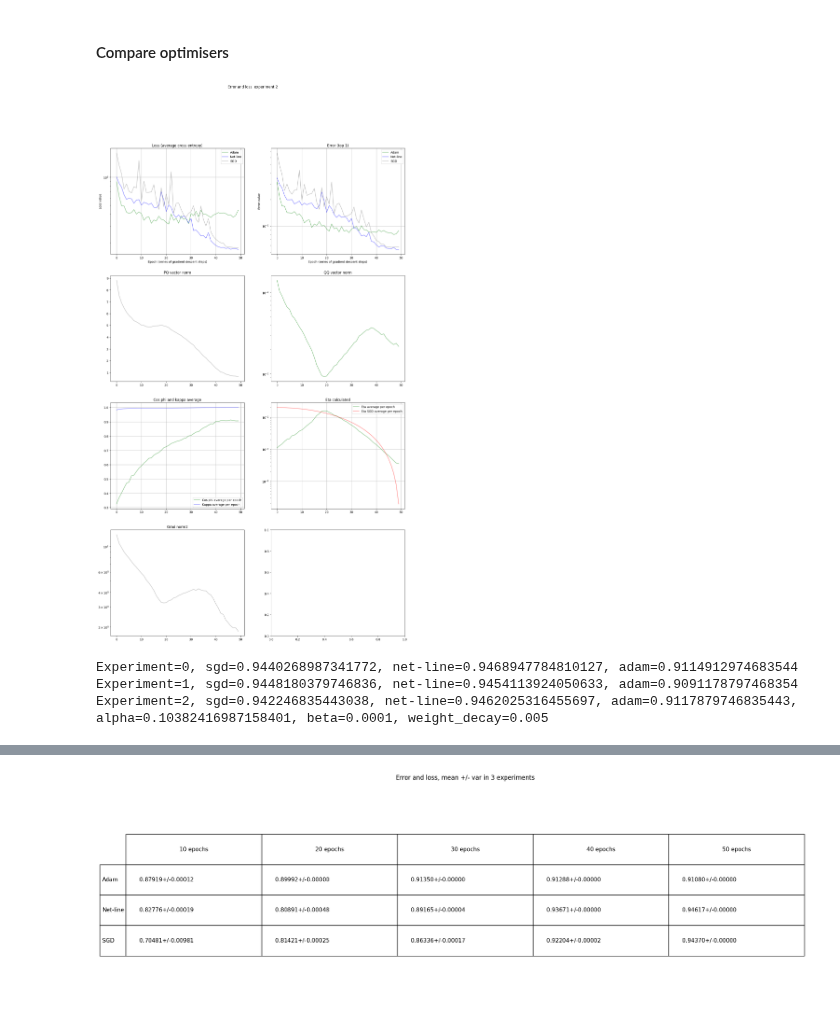
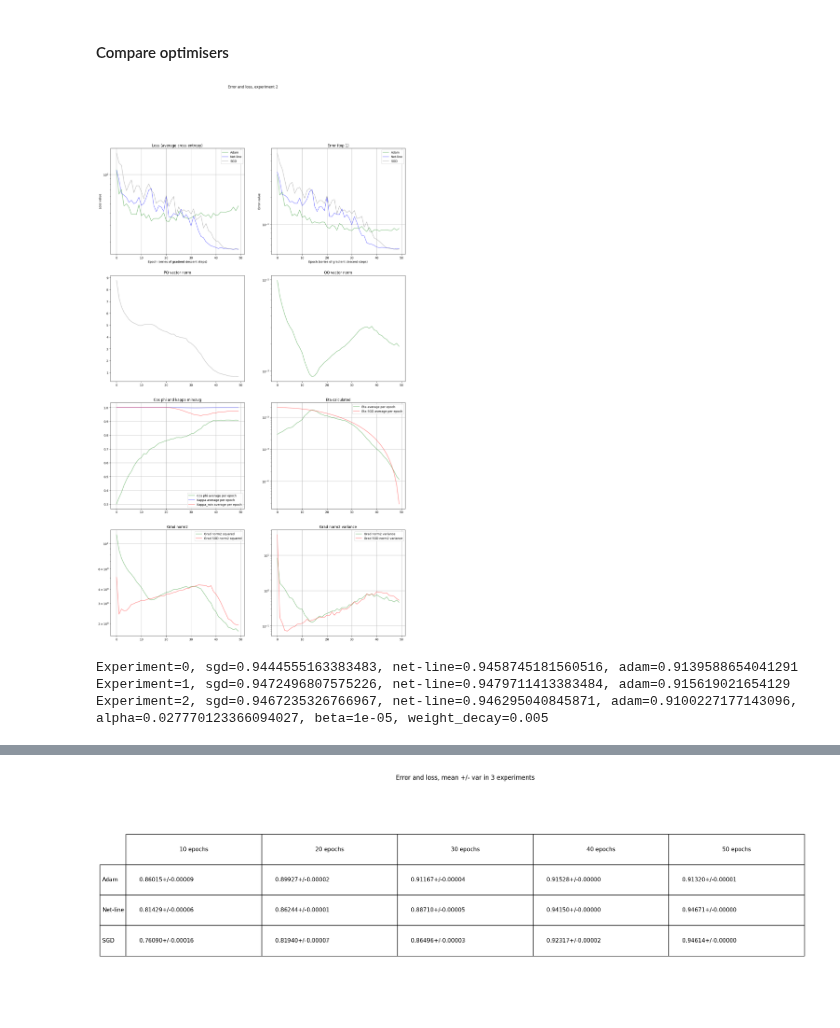
Before and after one commit to vkmbox/adaptive_stepsize, a Jupyter notebook: comparison_cifar10_restnet9.ipynb, the cells around one changed output, grey strips where cells are left out. Drawn from its saved outputs; the diff is of its cells as text; code cells hidden in the pictures.

Commit message:
DEV: resnet9 experiments

```diff
--- a/comparison_cifar10_restnet9.ipynb
+++ b/comparison_cifar10_restnet9.ipynb
@@ -51,12 +51,14 @@ train_dataset = CIFAR10(root=DATASET_PATH, train=True, download=True, transform=
 test_dataset = CIFAR10(root=DATASET_PATH, train=False, download=True, transform=valid_transforms)
 
 train_dataloader = DataLoader(train_dataset, batch_size=BATCH_SIZE, shuffle=True, num_workers=0, pin_memory=True)
-test_dataloader = DataLoader(test_dataset, batch_size=BATCH_SIZE, num_workers=0, pin_memory=True)
+test_dataloader = DataLoader(test_dataset, batch_size=1024, num_workers=0, pin_memory=True)
 # %% [markdown]
 ##### UTILS
 # %%
 def calculate_accuracy(prediction, target):
-    return np.average((prediction ==target).detach().cpu())
+    # Note that prediction.shape == target.shape == [B, ]
+    matching = (prediction == target).float()
+    return matching.mean().item()
 
 def test_loop(testNet):
     accuracy_meter, loss_meter  = AverageMeter(), AverageMeter()
@@ -67,11 +69,11 @@ def test_loop(testNet):
             images = images.to(DEVICE)
             labels = labels.to(DEVICE)
             with torch.no_grad():
-                logits = testNet.forward(images).detach().cpu()
+                logits = testNet.forward(images)
+                loss = F.cross_entropy(logits, labels)
+                loss_meter.update(loss)
 
-                prediction = logits.argmax(dim=-1).to(DEVICE)
-                loss = loss_crossentropy_np(np.transpose(logits.numpy()), labels)
-                loss_meter.update(loss)
+                prediction = logits.argmax(dim=-1)
                 accuracy_meter.update(calculate_accuracy(prediction, labels))
 
     return accuracy_meter.avg, loss_meter.avg
@@ -254,8 +272,8 @@ meta = MetaData(batch_size = BATCH_SIZE, output_dim=OUTPUT_DIM, device=DEVICE)
 0-num of experiment; 1-epoch;
 2-net: 0-Adam, 1-Net-line 2step, 2-SGD
 3-param: 0-test accuracy (Top-1), 1-test errror (cross-entropy), 2-time per step, 3 - qq_norm_test,
-4 - pq_norm, 5 - cos_phi, 6 - eta_calculated, 7 - alpha/lr(sgd), 8 - armiho_coeff, 9 - kappa avg, 10 - empty,
-11 - grad_norm2_sq, 12 - empty, 13 - empty, 14 - empty, 15 - empty, 16 - empty
+4 - pq_norm, 5 - cos_phi, 6 - eta_calculated, 7 - alpha/lr(sgd), 8 - armiho_coeff, 9 - kappa avg, 10 - kappa min,
+11 - grad_norm2_sq, 12 - grad_norm2_var, 13 - empty, 14 - empty, 15 - empty, 16 - empty
 '''
 experimental_results = np.zeros((EXPERIMENTS, EPOCHS_PER_EXPERIMENT, 3, 17))
 eta_fixed = 0.01
@@ -272,10 +290,11 @@ for experiment in range(EXPERIMENTS):
     opt_linestep = NetLineStepProcessor(net_linestep, meta, DEVICE)
     opt_linestep.eta1 = 0.00001
     opt_linestep.alpha = 0.4
-    opt_linestep.beta = 0.0001
+    opt_linestep.beta = 0.00001
     opt_linestep.dropout_mode=False
     opt_linestep.do_logging=False
     opt_linestep.do_calc_armiho = False
+    opt_linestep.do_calc_grad_norm2 = True
 
     #Sgd scheduled lr
     net_sgd = copy.deepcopy(net_adam)
@@ -286,13 +305,12 @@ for experiment in range(EXPERIMENTS):
 
     for epoch in range(EPOCHS_PER_EXPERIMENT):
         #alpha, beta for net-line
-        opt_linestep.alpha = cosine_annealing2_lr(0.45, 0.1, 35, 50, epoch)
-        opt_linestep.beta = 0.0001
+        opt_linestep.alpha = exp_cosine_annealing4_lr(1.0, 0.4, 0.475, 0.025, 6, 0, 15, 30, 50, epoch) #exp_cosine_annealing3_lr(1.0, 0.5, 0.0, 6, 0, 25, 50, epoch)
         weight_decay0 = 5e-3
-        opt_linestep.kappa_step_pp = 0.0125
+        opt_linestep.kappa_step_pp = cosine_annealing2_lr(0.0, 0.05, 20, 50, epoch) #0.0 #0.0125
 
-        mt_kappa, mt_adam, mt_netline, mt_sgd, mt_qq, mt_pq, mt_cos, mt_eta, mt_grad = \
-            AverageMeter(), AverageMeter(), AverageMeter(), AverageMeter(), AverageMeter(), AverageMeter(), AverageMeter(), AverageMeter(), AverageMeter()
+        mt_grad_sga_sq, mt_grad_sga, mt_grad_sga, mt_kappa, mt_kappa_min, mt_adam, mt_netline, mt_sgd, mt_qq, mt_pq, mt_cos, mt_eta, mt_grad_sq, mt_grad = \
+            AverageMeter(), AverageMeter(), AverageMeter(), AverageMeter(), AverageMeter(), AverageMeter(), AverageMeter(), AverageMeter(), AverageMeter(), AverageMeter(), AverageMeter(), AverageMeter(), AverageMeter(), AverageMeter()
         net_adam.train(True)
         net_linestep.train(True)
         net_sgd.train(True)
@@ -322,7 +340,9 @@ for experiment in range(EXPERIMENTS):
             mt_cos.update(step_result.cos_phi)
             mt_eta.update(step_result.eta)
             mt_kappa.update(step_result.kappa_avg)
+            mt_kappa_min.update(step_result.kappa_min)
             mt_grad.update(math.sqrt(step_result.grad_norm2_squared))
+            mt_grad_sq.update(step_result.grad_norm2_squared)
 
             logging.info("####Step with SGD, eta={}".format(opt_sgd.param_groups[0]['lr']))
             ns_start = time.time_ns()
@@ -333,6 +353,12 @@ for experiment in range(EXPERIMENTS):
             opt_sgd.step()
             ns_end = time.time_ns()
             mt_sgd.update(ns_end-ns_start)
+            # --calculate the gradient--
+            sga_grad = 0.
+            for p in net_sgd.parameters():
+                sga_grad += ((p.grad)**2).sum().item()
+            mt_grad_sga.update(math.sqrt(sga_grad))
+            mt_grad_sga_sq.update(sga_grad)
 
         #qq_norm, pq_norm, cos_phi
         experimental_results[experiment, epoch, 1, 3] = mt_qq.avg
@@ -342,9 +368,9 @@ for experiment in range(EXPERIMENTS):
         experimental_results[experiment, epoch, 1, 7] = opt_linestep.alpha
         experimental_results[experiment, epoch, 1, 8] = None
         experimental_results[experiment, epoch, 1, 9] = mt_kappa.avg
-        experimental_results[experiment, epoch, 1, 10] = None
+        experimental_results[experiment, epoch, 1, 10] = mt_kappa_min.avg
         experimental_results[experiment, epoch, 1, 11] = mt_grad.avg
-        experimental_results[experiment, epoch, 1, 12] = None
+        experimental_results[experiment, epoch, 1, 12] = mt_grad_sq.avg - (mt_grad.avg)**2
         experimental_results[experiment, epoch, 1, 13] = None
         experimental_results[experiment, epoch, 1, 14] = None
 
@@ -355,37 +381,39 @@ for experiment in range(EXPERIMENTS):
 
         # testing loop 0-Adam, 1-Net-line 2step, 2-SGD
         acc0, loss0 = test_loop(net_adam)
         experimental_results[experiment, epoch, 0, 0] = acc0
         experimental_results[experiment, epoch, 0, 1] = loss0
 
         acc1, loss1 = test_loop(net_linestep)
         experimental_results[experiment, epoch, 1, 0] = acc1
         experimental_results[experiment, epoch, 1, 1] = loss1
 
         acc2, loss2 = test_loop(net_sgd)
         experimental_results[experiment, epoch, 2, 0] = acc2
         experimental_results[experiment, epoch, 2, 1] = loss2
         experimental_results[experiment, epoch, 2, 6] = schd_sgd.get_last_lr()[0]
+        experimental_results[experiment, epoch, 2, 11] = mt_grad_sga.avg
+        experimental_results[experiment, epoch, 2, 12] = mt_grad_sga_sq.avg - (mt_grad_sga.avg)**2
 
         schd_sgd.step()
 
         display.clear_output()
         title="Error and loss, experiment {}".format(experiment)
         experiment_comparison(experimental_results[experiment, 0:epoch+1], 0, 100, title=title)
 
         epf = EPOCHS_PER_EXPERIMENT - 1
         for exp in range(experiment):
             print("Experiment={}, sgd={}, net-line={}, adam={}"\
                 .format(exp, experimental_results[exp, epf, 2, 0]\
                         , experimental_results[exp, epf, 1, 0], experimental_results[exp, epf, 0, 0]))
 
         print("Experiment={}, sgd={}, net-line={}, adam={}, alpha={}, beta={}, weight_decay={}"\
             .format(experiment, acc2, acc1, acc0, opt_linestep.alpha, opt_linestep.beta, weight_decay0))
 # %% [output]
-[figure, old version]
+[figure, new version]
-Experiment=0, sgd=0.9440268987341772, net-line=0.9468947784810127, adam=0.9114912974683544
-Experiment=1, sgd=0.9448180379746836, net-line=0.9454113924050633, adam=0.9091178797468354
-Experiment=2, sgd=0.942246835443038, net-line=0.9462025316455697, adam=0.9117879746835443, alpha=0.10382416987158401, beta=0.0001, weight_decay=0.005
+Experiment=0, sgd=0.9444555163383483, net-line=0.9458745181560516, adam=0.9139588654041291
+Experiment=1, sgd=0.9472496807575226, net-line=0.9479711413383484, adam=0.915619021654129
+Experiment=2, sgd=0.9467235326766967, net-line=0.946295040845871, adam=0.9100227177143096, alpha=0.027770123366094027, beta=1e-05, weight_decay=0.005
 # %%
 print("Accuracy in the latest experiment, net-line: \n{}".format(experimental_results[experiment, :, 1, 0]))
 # %% [output]
```
Also changed, not shown: parts of 9 cells of this notebook, 9 other files.
